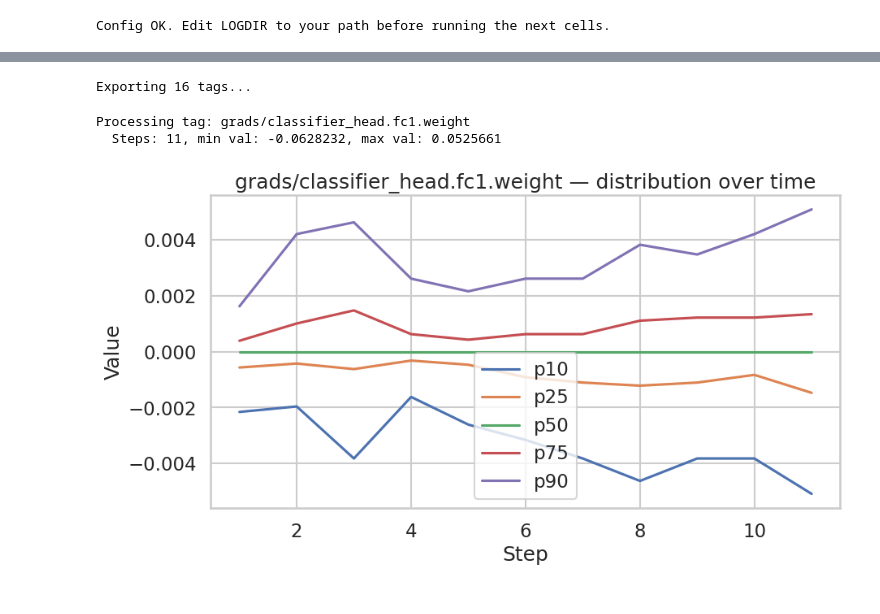
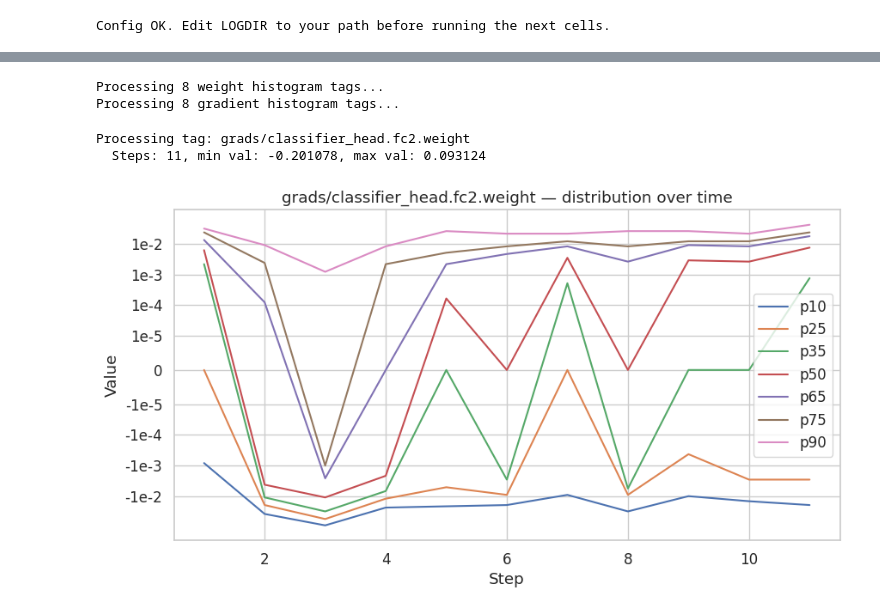
Before and after one commit to LucasVon0645/Master-Thesis--Project-ReadmitAI, a Jupyter notebook: recurrent_health_events_prediction/model_analysis/mimic/deep_learning/tensorboard_analysis.ipynb, the cells around one changed output, grey strips where cells are left out. Cells and saved outputs as stored; diff of their text form; code cells hidden in the pictures.

```diff
--- a/recurrent_health_events_prediction/model_analysis/mimic/deep_learning/tensorboard_analysis.ipynb
+++ b/recurrent_health_events_prediction/model_analysis/mimic/deep_learning/tensorboard_analysis.ipynb
@@ -47,11 +36,9 @@ print("Config OK. Edit LOGDIR to your path before running the next cells.")
 # %% [output]
 Config OK. Edit LOGDIR to your path before running the next cells.
 # %%
-import os, math, csv
+
 import numpy as np
 import matplotlib.pyplot as plt
-from collections import defaultdict
-from pathlib import Path
 from tensorboard.backend.event_processing.event_accumulator import EventAccumulator
 
 def load_event_accumulator(logdir_or_event, size_guidance):
@@ -91,7 +78,7 @@ def _percentiles_from_hist(edges, counts, percentiles):
         vals.append(mids[idx])
     return vals
 
-def compute_time_summary(series, percentiles=(10,25,50,75,90)):
+def compute_time_summary(series, percentiles=(10,25,35,50,65,75,90)):
     steps = []
     perc = {p: [] for p in percentiles}
     minv, maxv = [], []
@@ -231,7 +218,7 @@ def plot_histogram_logscale(
 
     return fig
 
-def plot_time_distributions(tag, steps, perc_dict, figsize=(9,4), dpi=100, out_png=None):
+def plot_time_distributions(tag, steps, perc_dict, figsize=(9,4), dpi=100, out_png=None, min_exp = -7, max_exp=1, linthresh=1e-8):
     """Minimal seaborn version — simple lines for each percentile."""
     xs = np.array(steps)
     order = np.argsort(xs)
@@ -244,6 +231,16 @@ def plot_time_distributions(tag, steps, perc_dict, figsize=(9,4), dpi=100, out_p
 
     plt.xlabel("Step")
     plt.ylabel("Value")
+    plt.yscale("symlog", linthresh=linthresh)
+
+    # Tick generation (symmetric around 0)
+    exps = np.arange(min_exp, max_exp + 1)
+    pos_ticks = [10.0 ** e for e in exps]
+    neg_ticks = [-t for t in reversed(pos_ticks)]
+    ticks = neg_ticks + [0.0] + pos_ticks
+    labels = [f"-1e{e:+d}" for e in reversed(exps)] + ["0"] + [f"1e{e:+d}" for e in exps]
+
+    plt.yticks(ticks, labels)
     plt.title(f"{tag} — distribution over time")
     plt.legend()
     fig = plt.gcf()
@@ -276,31 +273,34 @@ Found 16 histogram tags matching ['grads/', 'weights/']:
    weights/key_proj.weight
    weights/query_proj.weight
    weights/val_proj.weight
-# %%
-# You can override SELECTED_TAGS with a subset, e.g.:
-# SELECTED_TAGS = [t for t in all_hist_tags if t.startswith('grads/encoder.0')]
-SELECTED_TAGS = all_hist_tags
-print(f"Exporting {len(SELECTED_TAGS)} tags...")
-# %% [output]
-Exporting 16 tags...
+# %%
+weight_tags = [t for t in all_hist_tags if t.startswith("weights/")]
+print(f"\nProcessing {len(weight_tags)} weight histogram tags...")
+grad_tags = [t for t in all_hist_tags if t.startswith("grads/")]
+print(f"Processing {len(grad_tags)} gradient histogram tags...")
+# %% [output]
+Processing 8 weight histogram tags...
+Processing 8 gradient histogram tags...
 # %%
-tag = SELECTED_TAGS[2]
+tag = "grads/classifier_head.fc2.weight"
 print(f"Processing tag: {tag}")
 series = load_hist_series(ea, tag)
 steps, perc_dict, minv, maxv = compute_time_summary(series)
 print(f"  Steps: {len(steps)}, min val: {min(minv):.6g}, max val: {max(maxv):.6g}")
 # %% [output]
-Processing tag: grads/classifier_head.fc1.weight
-  Steps: 11, min val: -0.0628232, max val: 0.0525661
+Processing tag: grads/classifier_head.fc2.weight
+  Steps: 11, min val: -0.201078, max val: 0.093124
 # %%
 plot_time_distributions(
     tag,
     steps,
     perc_dict,
+    max_exp=-2,
+    min_exp=-5,
+    linthresh=1e-5,
     out_png=None,
     figsize=(10,5),
-
 )
 # %% [output]
-[figure, old version]
+[figure, new version]
 # %%
```
Also changed, not shown: parts of 8 cells of this notebook.
